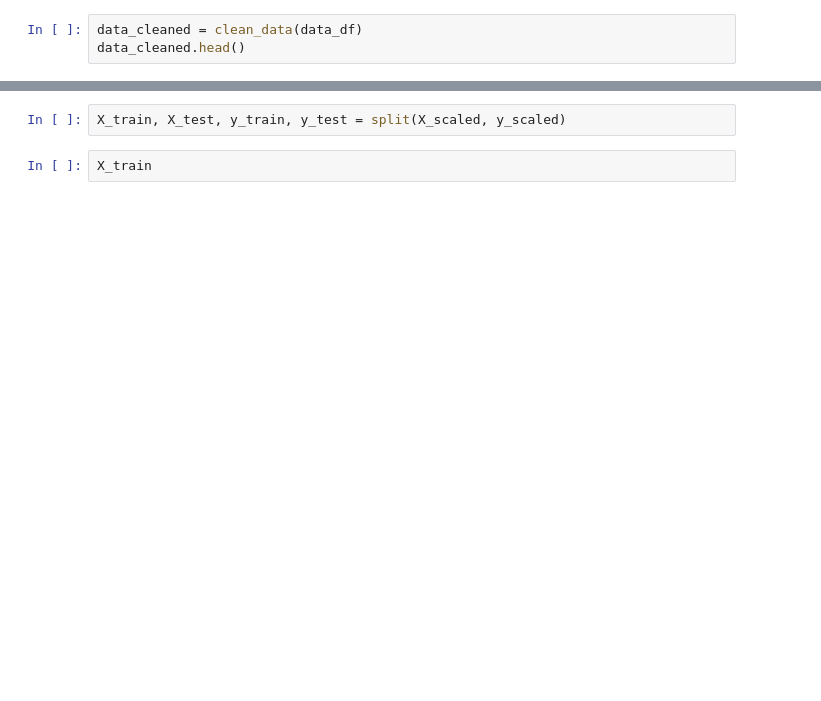
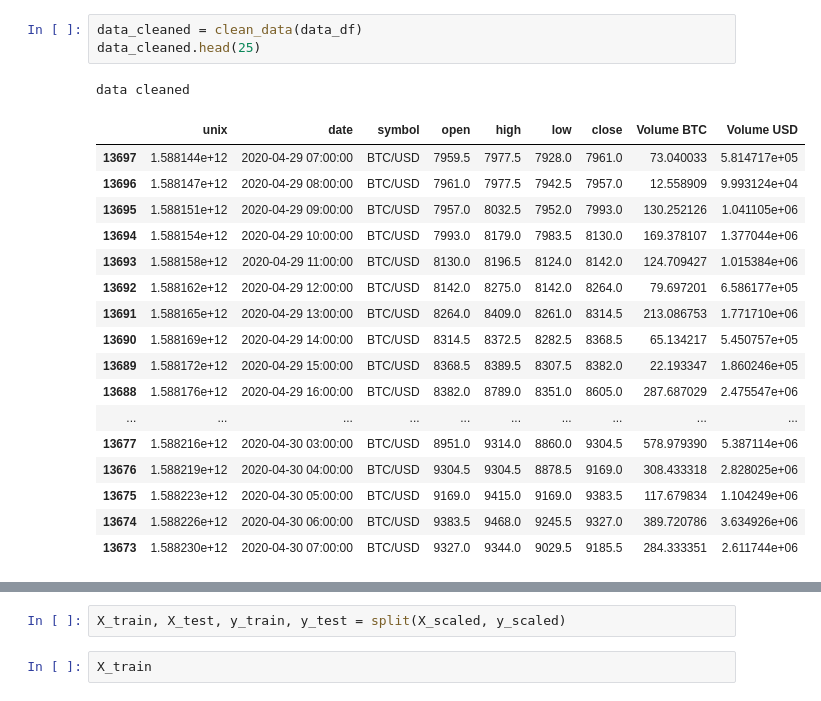
Before and after one commit to nonoperry/crypto-market-prediction, a Jupyter notebook: notebooks/Untitled.ipynb, the cells around one changed output, grey strips where cells are left out. Cells and saved outputs as stored; diff of their text form; blank space fills up the shorter version.

```diff
--- a/notebooks/Untitled.ipynb
+++ b/notebooks/Untitled.ipynb
@@ -11,5 +39,24 @@ data_df
 # %%
 data_cleaned = clean_data(data_df)
-data_cleaned.head()
+data_cleaned.head(25)
+# %% [output]
+data cleaned
+|  | unix | date | symbol | open | high | low | close | Volume BTC | Volume USD |
+| 13697 | 1.588144e+12 | 2020-04-29 07:00:00 | BTC/USD | 7959.5 | 7977.5 | 7928.0 | 7961.0 | 73.040033 | 5.814717e+05 |
+| 13696 | 1.588147e+12 | 2020-04-29 08:00:00 | BTC/USD | 7961.0 | 7977.5 | 7942.5 | 7957.0 | 12.558909 | 9.993124e+04 |
+| 13695 | 1.588151e+12 | 2020-04-29 09:00:00 | BTC/USD | 7957.0 | 8032.5 | 7952.0 | 7993.0 | 130.252126 | 1.041105e+06 |
+| 13694 | 1.588154e+12 | 2020-04-29 10:00:00 | BTC/USD | 7993.0 | 8179.0 | 7983.5 | 8130.0 | 169.378107 | 1.377044e+06 |
+| 13693 | 1.588158e+12 | 2020-04-29 11:00:00 | BTC/USD | 8130.0 | 8196.5 | 8124.0 | 8142.0 | 124.709427 | 1.015384e+06 |
+| 13692 | 1.588162e+12 | 2020-04-29 12:00:00 | BTC/USD | 8142.0 | 8275.0 | 8142.0 | 8264.0 | 79.697201 | 6.586177e+05 |
+| 13691 | 1.588165e+12 | 2020-04-29 13:00:00 | BTC/USD | 8264.0 | 8409.0 | 8261.0 | 8314.5 | 213.086753 | 1.771710e+06 |
+| 13690 | 1.588169e+12 | 2020-04-29 14:00:00 | BTC/USD | 8314.5 | 8372.5 | 8282.5 | 8368.5 | 65.134217 | 5.450757e+05 |
+| 13689 | 1.588172e+12 | 2020-04-29 15:00:00 | BTC/USD | 8368.5 | 8389.5 | 8307.5 | 8382.0 | 22.193347 | 1.860246e+05 |
+| 13688 | 1.588176e+12 | 2020-04-29 16:00:00 | BTC/USD | 8382.0 | 8789.0 | 8351.0 | 8605.0 | 287.687029 | 2.475547e+06 |
+| ... | ... | ... | ... | ... | ... | ... | ... | ... | ... |
+| 13677 | 1.588216e+12 | 2020-04-30 03:00:00 | BTC/USD | 8951.0 | 9314.0 | 8860.0 | 9304.5 | 578.979390 | 5.387114e+06 |
+| 13676 | 1.588219e+12 | 2020-04-30 04:00:00 | BTC/USD | 9304.5 | 9304.5 | 8878.5 | 9169.0 | 308.433318 | 2.828025e+06 |
+| 13675 | 1.588223e+12 | 2020-04-30 05:00:00 | BTC/USD | 9169.0 | 9415.0 | 9169.0 | 9383.5 | 117.679834 | 1.104249e+06 |
+| 13674 | 1.588226e+12 | 2020-04-30 06:00:00 | BTC/USD | 9383.5 | 9468.0 | 9245.5 | 9327.0 | 389.720786 | 3.634926e+06 |
+| 13673 | 1.588230e+12 | 2020-04-30 07:00:00 | BTC/USD | 9327.0 | 9344.0 | 9029.5 | 9185.5 | 284.333351 | 2.611744e+06 |
 # %%
 X,y = sequencing(data_cleaned)
```
Also changed, not shown: parts of 21 cells of this notebook, 2 other files.
